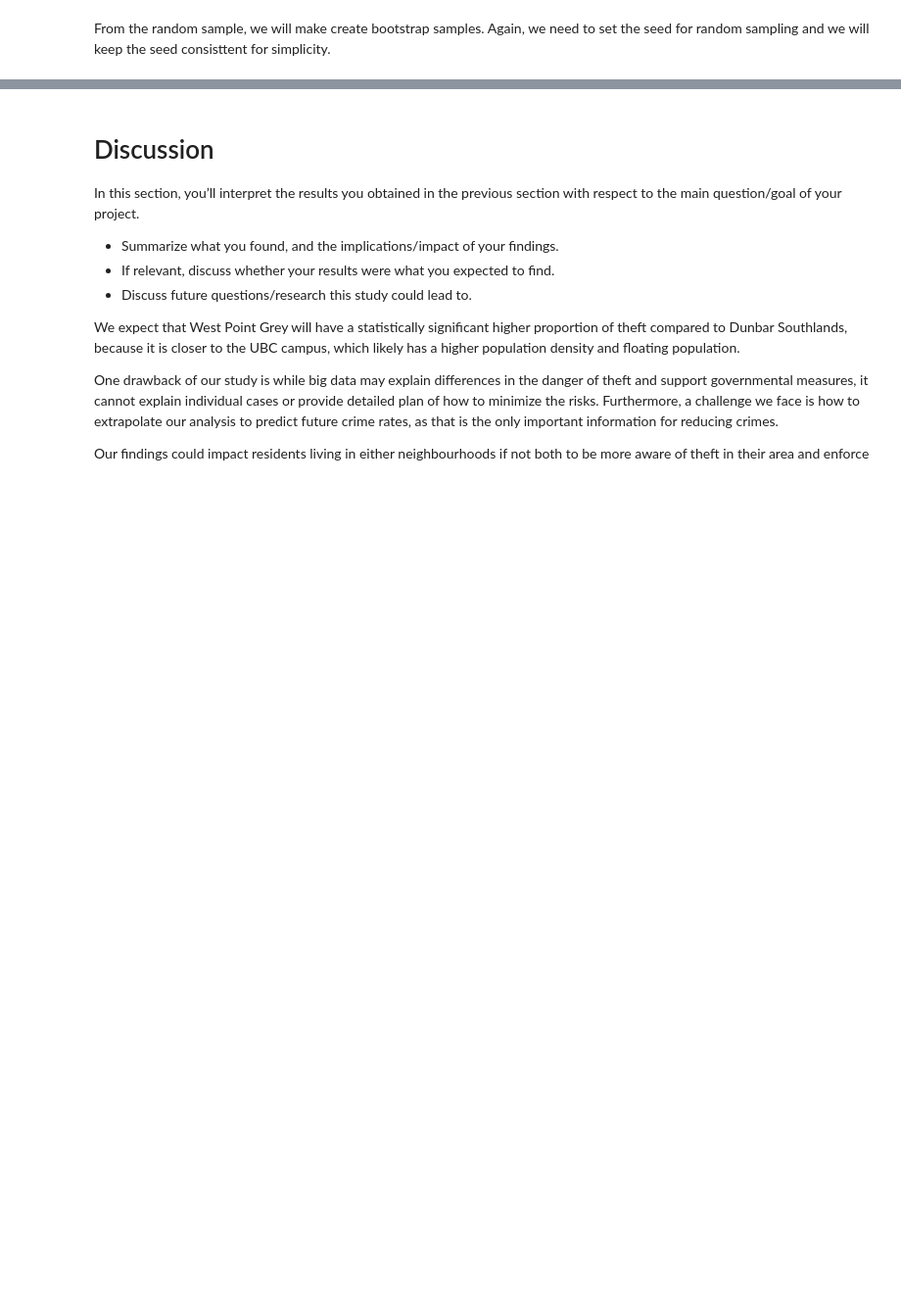
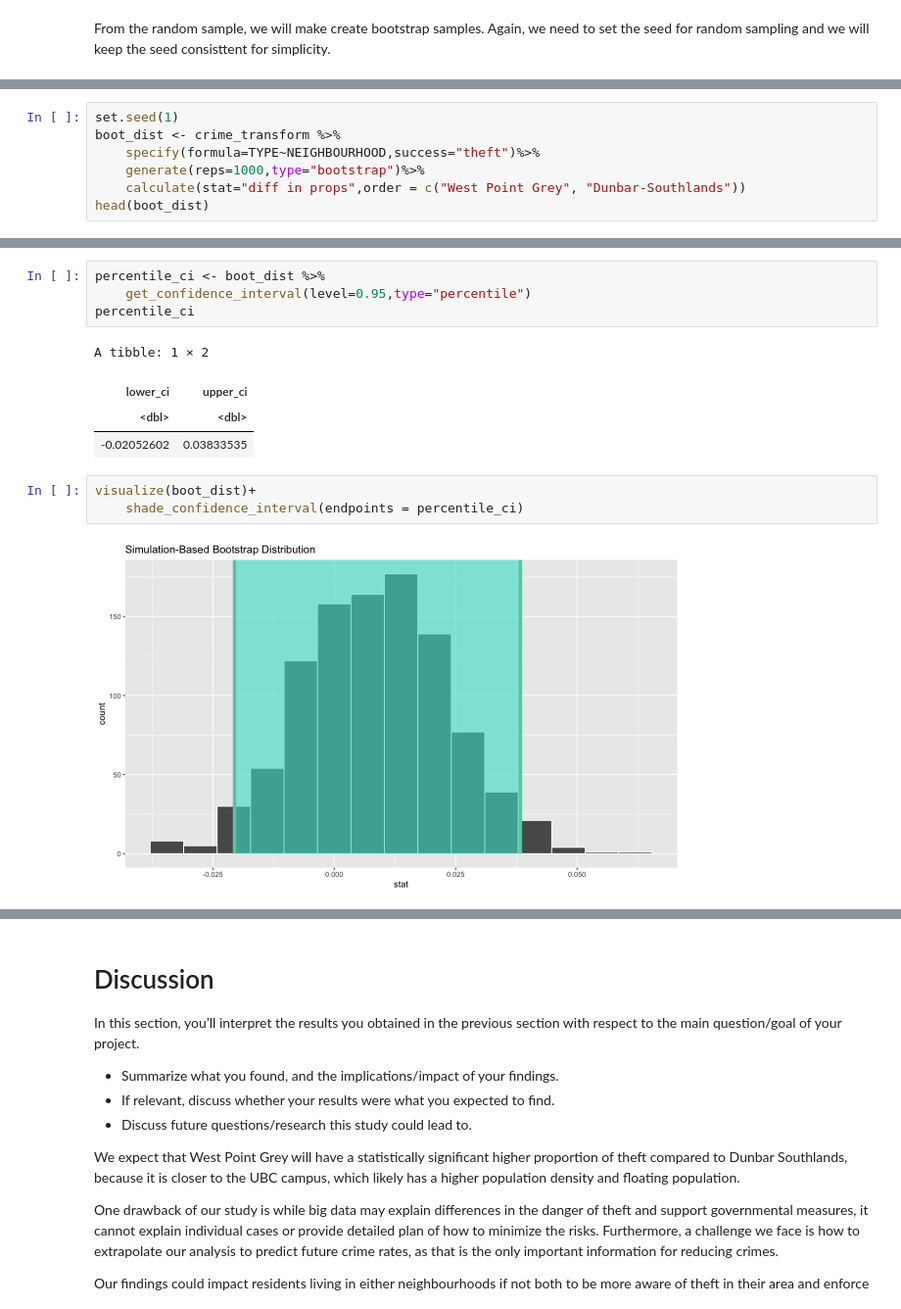
Before and after one commit to fankayii/STAT201_34, a Jupyter notebook: Final Project.ipynb, the cells around one changed output, grey strips where cells are left out. Shown at 98% size. Drawn from its saved outputs; the diff is of its cells as text; blank space fills up the shorter version.

```diff
--- a/Final Project.ipynb
+++ b/Final Project.ipynb
@@ -431,0 +312,7 @@ head(null_model)
+# %%
+set.seed(1)
+boot_dist <- crime_transform %>%
+    specify(formula=TYPE~NEIGHBOURHOOD,success="theft")%>%
+    generate(reps=1000,type="bootstrap")%>%
+    calculate(stat="diff in props",order = c("West Point Grey", "Dunbar-Southlands"))
+head(boot_dist)
@@ -432 +329,15 @@ head(null_model)
+# %%
+percentile_ci <- boot_dist %>%
+    get_confidence_interval(level=0.95,type="percentile")
+percentile_ci
+# %% [output]
+A tibble: 1 × 2
+| lower_ci | upper_ci |
+| <dbl> | <dbl> |
+| -0.02052602 | 0.03833535 |
+# %%
+visualize(boot_dist)+
+    shade_confidence_interval(endpoints = percentile_ci)
+# %% [output]
+[figure, added]
 # %%
```
Also changed, not shown: parts of 25 cells of this notebook.
